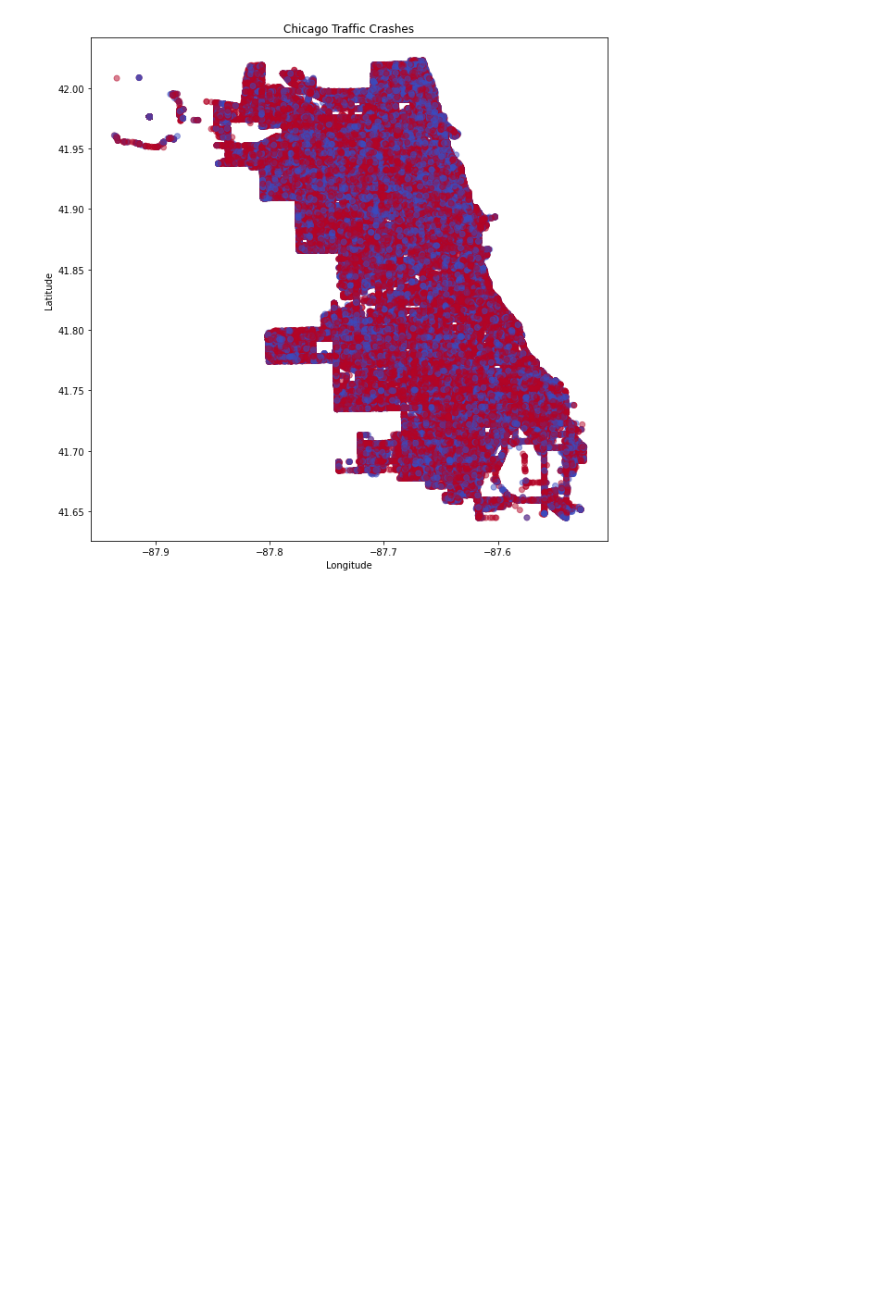
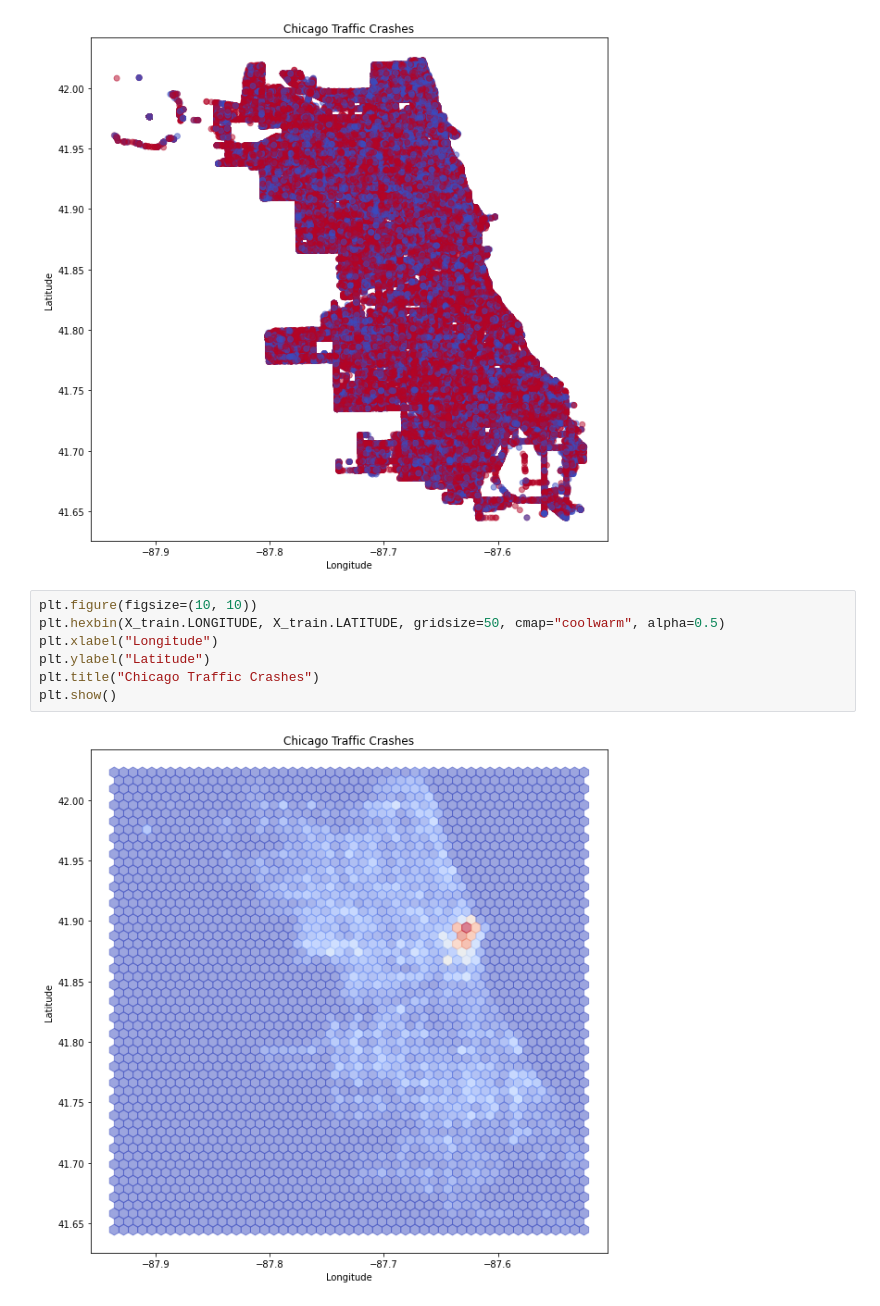
Before and after one commit to JoeHelbing/math_fund_for_ml, a Jupyter notebook: math_for_ml_project.ipynb, the cells around one changed output. Drawn from its saved outputs; the diff is of its cells as text; blank space fills up the shorter version.

Commit message:
hexbins for density

```diff
--- a/math_for_ml_project.ipynb
+++ b/math_for_ml_project.ipynb
@@ -106,3 +106,12 @@ plt.title("Chicago Traffic Crashes")
 plt.show()
 # %% [output]
 [figure]
+# %%
+plt.figure(figsize=(10, 10))
+plt.hexbin(X_train.LONGITUDE, X_train.LATITUDE, gridsize=50, cmap="coolwarm", alpha=0.5)
+plt.xlabel("Longitude")
+plt.ylabel("Latitude")
+plt.title("Chicago Traffic Crashes")
+plt.show()
+# %% [output]
+[figure, added]
```
